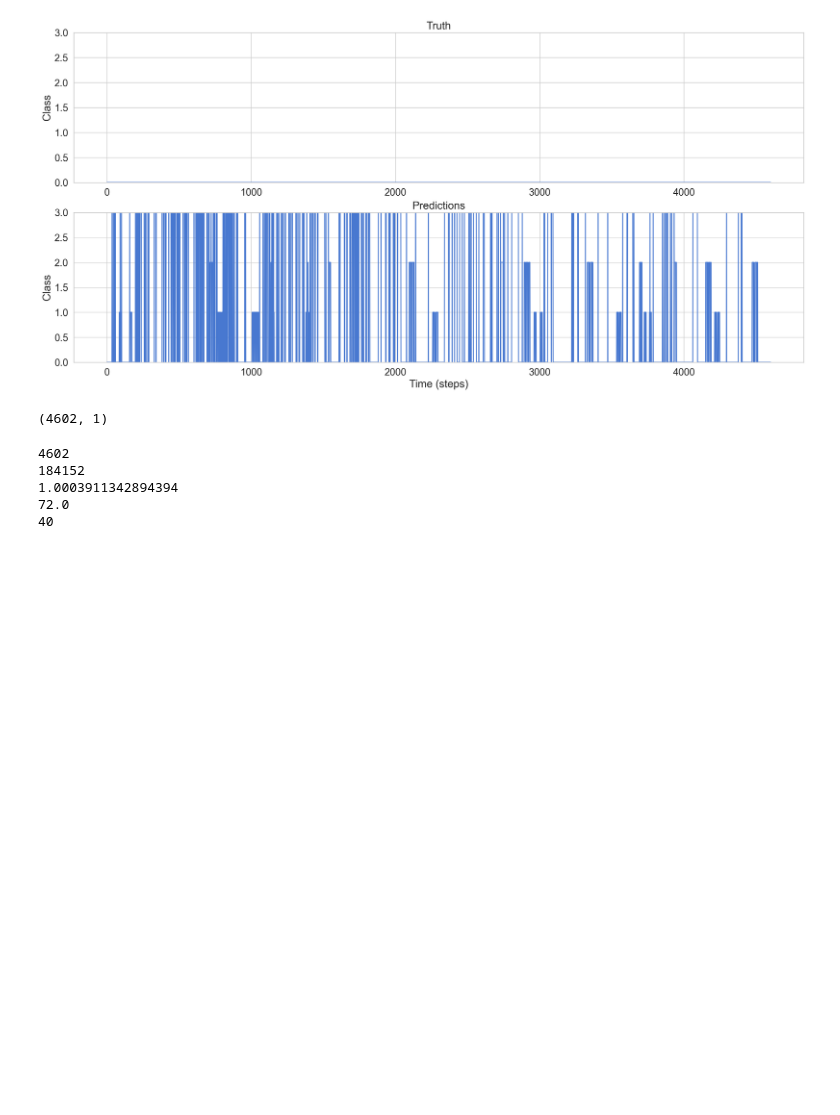
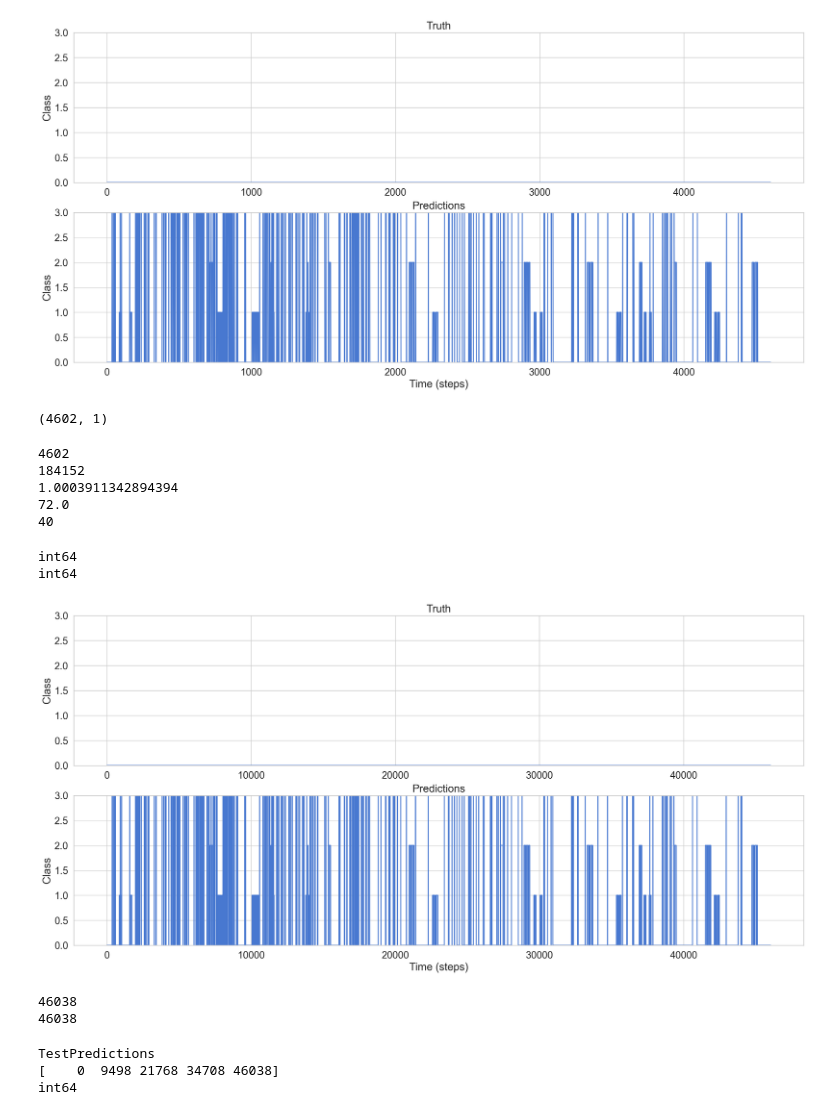
Before and after one commit to MoreBangForYourBuck/c2_competition, a Jupyter notebook: tensorflow_bi_LSTM.ipynb, the cells around one changed output. Cells and saved outputs as stored; diff of their text form; code cells hidden in the pictures; blank space fills up the shorter version.

```diff
--- a/tensorflow_bi_LSTM.ipynb
+++ b/tensorflow_bi_LSTM.ipynb
@@ -578,18 +578,52 @@ print(int(stride_in_overlap * TIME_STEPS))
 40
 # %%
 y_pred_test_int = enc.inverse_transform(y_pred_test).astype(int)
-print(y_pred_test_int)
+
 y_pred_test_40= np.empty([40*len(y_pred_test_int)],dtype=int) # 40Hz
-print(y_pred_test_40.shape)
+
 for i in range(0,len(y_pred_test_int)):
     for m in range(0,40):
         y_pred_test_40[40*i+m] = y_pred_test_int[i]
 
-print(y_pred_test_40[-80:])
-print(sum(y_pred_test_40))
 y_pred_test_10= np.empty([int(len(y_pred_test_40)/4)],dtype=int) # 40Hz
-print(y_pred_test_10.shape)
+
 for i in range(0,len(y_pred_test_10)):
     y_pred_test_10[i] = y_pred_test_40[4*i]
-print(sum(y_pred_test_10))
-print(y_pred_test_10[-800:-400])
+print(y_pred_test_10.dtype)
+y_pred_test_10 = np.append(y_pred_test_10,np.zeros(18,dtype=int))
+print(y_pred_test_10.dtype)
+# %% [output]
+int64
+int64
+# %%
+plot_pred(np.zeros([len(y_pred_test_10)]), y_pred_test_10)
+print(len(y_pred_test_10))
+print(46038)
+# %% [output]
+[figure, added]
+46038
+46038
+# %%
+testDir = 'TestPredictions'
+!mkdir -p TestPredictions
+print(f'{testDir}')
+fileName = [
+'subject_009_01__y.csv',
+'subject_010_01__y.csv',
+'subject_011_01__y.csv',
+'subject_012_01__y.csv']
+fileSize = [ 9498, 12270, 12940, 11330]
+fileIndex = np.array([],dtype = int)
+for i in range(0,len(fileSize)+1):
+    if i == 0:
+        fileIndex = np.append(fileIndex,int(0))
+    else:
+        fileIndex = np.append(fileIndex, fileSize[i-1]+fileIndex[i-1])
+print(fileIndex)
+print(y_pred_test_10.dtype)
+for i in range(0,len(fileName)):
+    np.savetxt(f'{testDir}/{fileName[i]}', y_pred_test_10[fileIndex[i]:fileIndex[i+1]], fmt='%i',delimiter=",")
+# %% [output]
+TestPredictions
+[    0  9498 21768 34708 46038]
+int64
```
Also changed, not shown: 4 other files.
